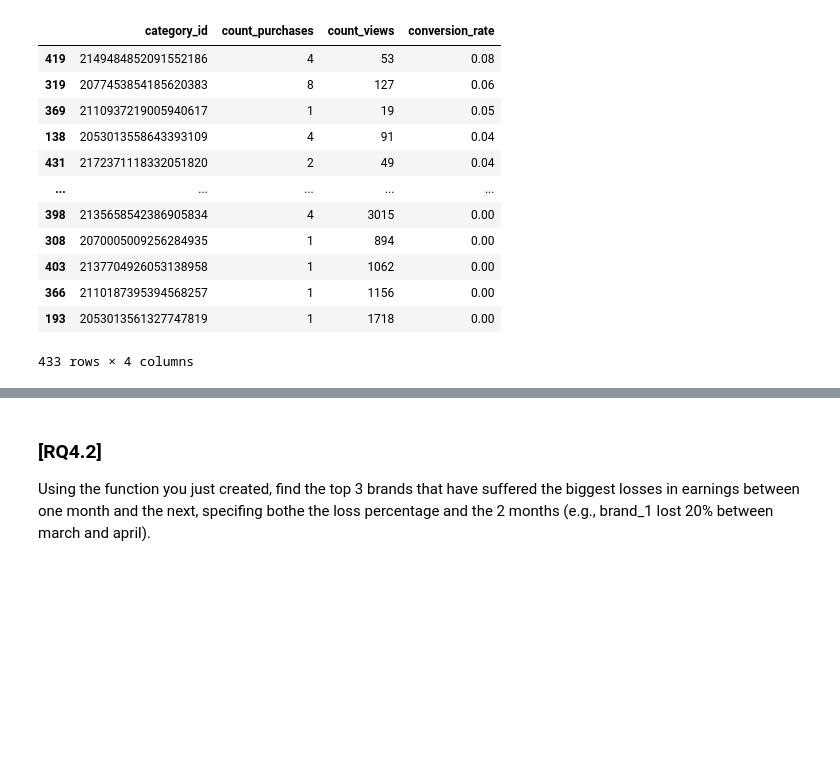
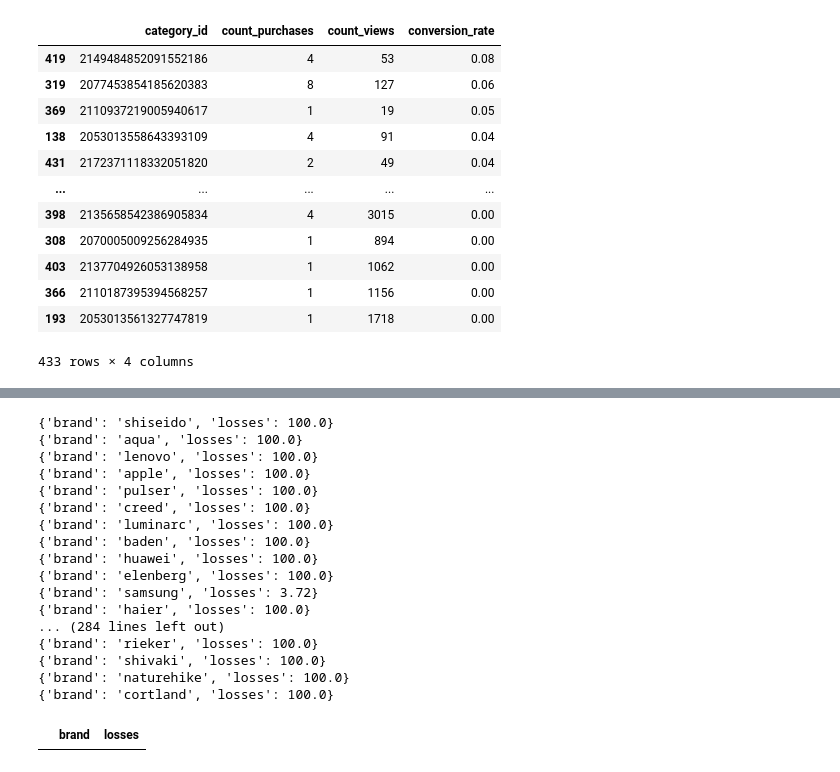
Before and after one commit to freebirdT/ADM_homework2, a Jupyter notebook: main.ipynb, the cells around one changed output, grey strips where cells are left out. Drawn from its saved outputs; the diff is of its cells as text; code cells hidden in the pictures; blank space fills up the shorter version.

```diff
--- a/main.ipynb
+++ b/main.ipynb
@@ -358,3 +403,67 @@ otherBrandedTable
-# %% [markdown]
-### [RQ4.2]
-Using the function you just created, find the top 3 brands that have suffered the biggest losses in earnings between one month and the next, specifing bothe the loss percentage and the 2 months (e.g., brand_1 lost 20% between march and april).
+# %%
+# List of unique brands
+arrOfBrands = dataset['brand'].dropna().unique().tolist()
+
+for index, row in arrOfBrandsOfBrands
+# %%
+gc.collect()
+
+# List of unique brands
+arrOfBrands = dataset['brand'].dropna().unique().tolist()
+
+# Dataframe storing all the brands and their losses between October and November
+topBrands = pd.DataFrame(columns = ['brand', 'losses'])
+
+# Iterate per each brand of the dataset
+for br in arrOfBrands:
+
+    # Call the function getProfitsPerMonth which will return a DataFrame containing the earnings of the brand for each month
+    profitsPerMonthOfABrand = getProfitsPerMonth(br)
+
+    # Create dictionary for the brand
+    dicOfProfitsPerMonth = OrderedDict()
+
+    # Iterate for each row of the returned dataframe which contains the earnings of the brand for each month
+    for index, row in profitsPerMonthOfABrand.iterrows():
+        month = int(row['month'])
+        profit = round(row['profit'], 2)
+        dicOfProfitsPerMonth[month] = profit
+
+    lossBetweenTwoMonths = 0
+
+    # Controlling of the brand has profits in October and November
+    if len(dicOfProfitsPerMonth) == 2:
+        lossBetweenTwoMonths = round(abs(dicOfProfitsPerMonth[11] - dicOfProfitsPerMonth[10]) / dicOfProfitsPerMonth[10], 2)
+    # The brand has registered profits only in one of the two months
+    else:
+        lossBetweenTwoMonths = 100.00
+
+    # Creating a temporary dataframe with one row contaning the name of the brand and the percentage loss
+    #tempDf = pd.DataFrame([[br, lossBetweenTwoMonths]], columns = ['brand', 'losses'])
+    new_row = {'brand':br, 'losses':lossBetweenTwoMonths}
+
+    # Appending the temporary dataframe to the dataframe contaning all brands and their losses in percentage
+     # first row of data frame
+    topBrands.append(new_row, ignore_index=True)
+    #print(topBrands)
+
+topBrands
+# %% [output]
+{'brand': 'shiseido', 'losses': 100.0}
+{'brand': 'aqua', 'losses': 100.0}
+{'brand': 'lenovo', 'losses': 100.0}
+{'brand': 'apple', 'losses': 100.0}
+{'brand': 'pulser', 'losses': 100.0}
+{'brand': 'creed', 'losses': 100.0}
+{'brand': 'luminarc', 'losses': 100.0}
+{'brand': 'baden', 'losses': 100.0}
+{'brand': 'huawei', 'losses': 100.0}
+{'brand': 'elenberg', 'losses': 100.0}
+{'brand': 'samsung', 'losses': 3.72}
+{'brand': 'haier', 'losses': 100.0}
+... (284 lines left out)
+{'brand': 'rieker', 'losses': 100.0}
+{'brand': 'shivaki', 'losses': 100.0}
+{'brand': 'naturehike', 'losses': 100.0}
+{'brand': 'cortland', 'losses': 100.0}
+|  | brand | losses |
```
Also changed, not shown: parts of 10 cells of this notebook.
